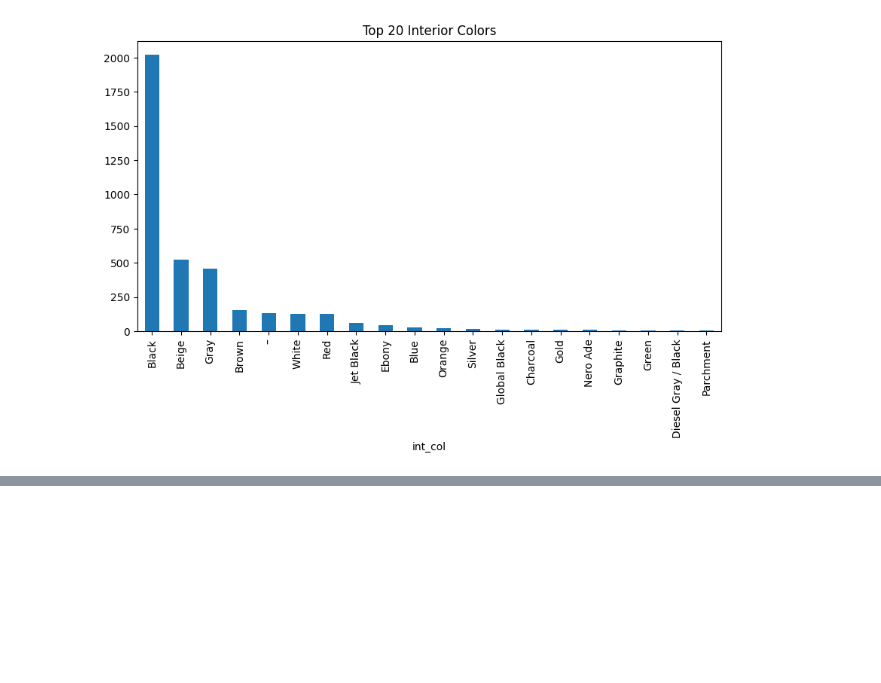
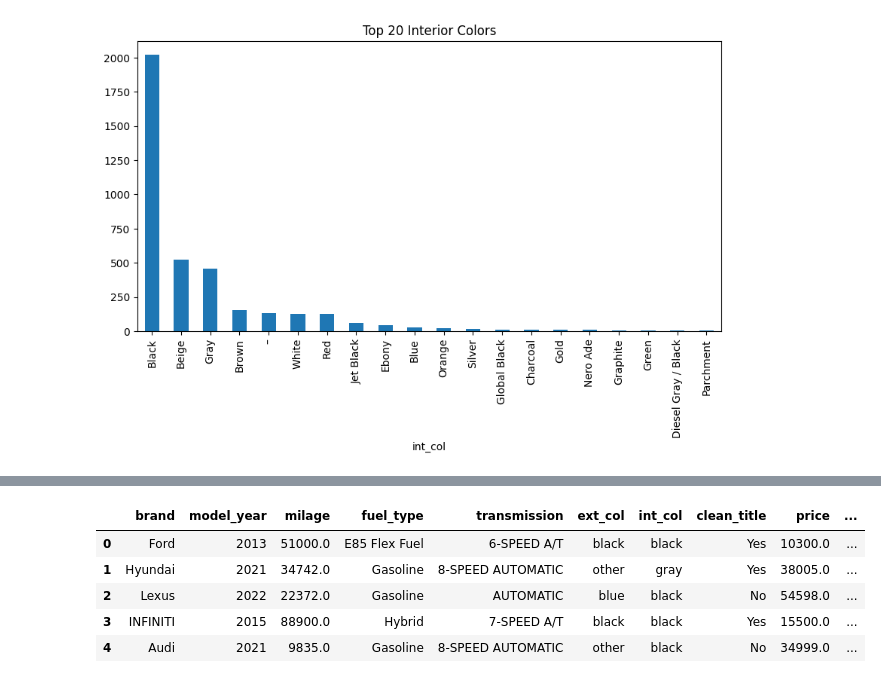
Before and after one commit to codebynishhhi/DS_ML_Projects, a Jupyter notebook: car-price-prediction/notebook/car_prediction.ipynb, the cells around one changed output, grey strips where cells are left out. Saved outputs shown, nothing was run; the diff lists cells and outputs as text; code cells hidden in the pictures; blank space fills up the shorter version.

Commit message:
Data Cleaning & feature Engineering for the imbalanced column values for the dataset we observed on the Univariate EDA for each column

```diff
--- a/car-price-prediction/notebook/car_prediction.ipynb
+++ b/car-price-prediction/notebook/car_prediction.ipynb
@@ -801,0 +895,40 @@ Total number of unique external colors: 319
+# %%
+from sklearn.preprocessing import StandardScaler
+
+scaler = StandardScaler()
+num_cols = ['milage_log', 'engine_num', 'car_age']
+
+df[num_cols] = scaler.fit_transform(df[num_cols])
+# %%
+df['clean_title'] = df['clean_title'].fillna('No')
+
+df['clean_title_flag'] = df['clean_title'].apply(
+    lambda x: 1 if str(x).strip().lower()=='yes' else 0
+)
+# %%
+df['transmission'] = df['transmission'].str.upper().str.strip()
+
+df['transmission_simple'] = df['transmission'].apply(
+    lambda x: 'AUTOMATIC' if 'AUTO' in x else
+              'MANUAL' if 'MANUAL' in x or 'M/T' in x else
+              'OTHER'
+)
+# %%
+df['ext_col'] = df['ext_col'].str.lower().str.strip()
+df['int_col'] = df['int_col'].str.lower().str.strip()
+
+# Keep top 10 categories only
+top_ext = df['ext_col'].value_counts().nlargest(10).index
+df['ext_col_simple'] = df['ext_col'].apply(lambda x: x if x in top_ext else 'other')
+
+top_int = df['int_col'].value_counts().nlargest(10).index
+df['int_col_simple'] = df['int_col'].apply(lambda x: x if x in top_int else 'other')
+# %%
+df.head()
+# %% [output]
+|  | brand | model_year | milage | fuel_type | transmission | ext_col | int_col | clean_title | price | ... |
+| 0 | Ford | 2013 | 51000.0 | E85 Flex Fuel | 6-SPEED A/T | black | black | Yes | 10300.0 | ... |
+| 1 | Hyundai | 2021 | 34742.0 | Gasoline | 8-SPEED AUTOMATIC | other | gray | Yes | 38005.0 | ... |
+| 2 | Lexus | 2022 | 22372.0 | Gasoline | AUTOMATIC | blue | black | No | 54598.0 | ... |
+| 3 | INFINITI | 2015 | 88900.0 | Hybrid | 7-SPEED A/T | black | black | Yes | 15500.0 | ... |
+| 4 | Audi | 2021 | 9835.0 | Gasoline | 8-SPEED AUTOMATIC | other | black | No | 34999.0 | ... |
```
Also changed, not shown: parts of 14 cells of this notebook.
